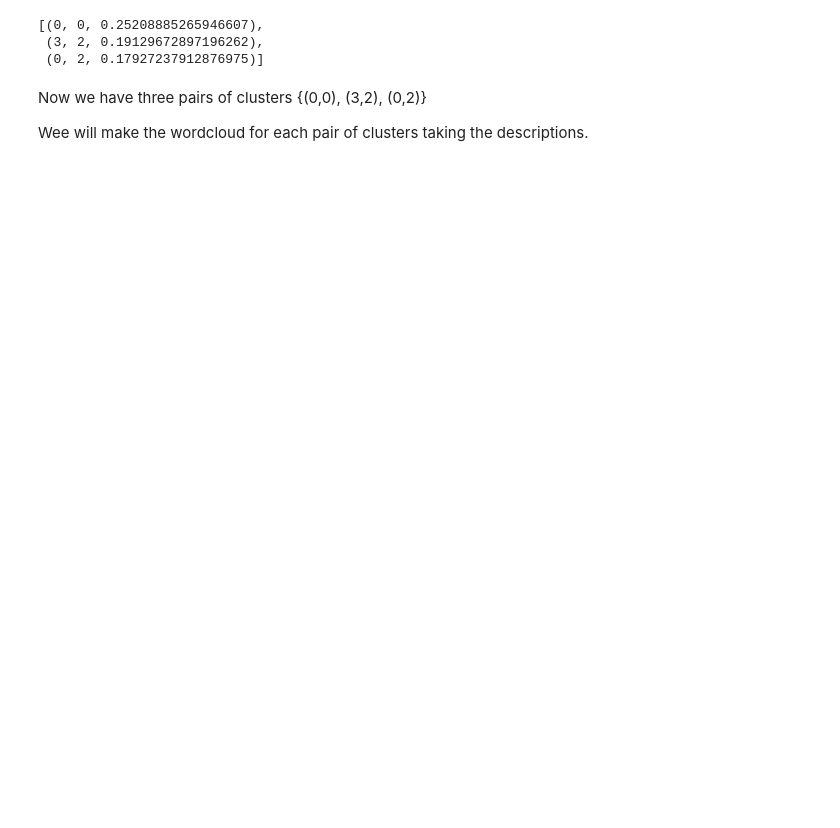
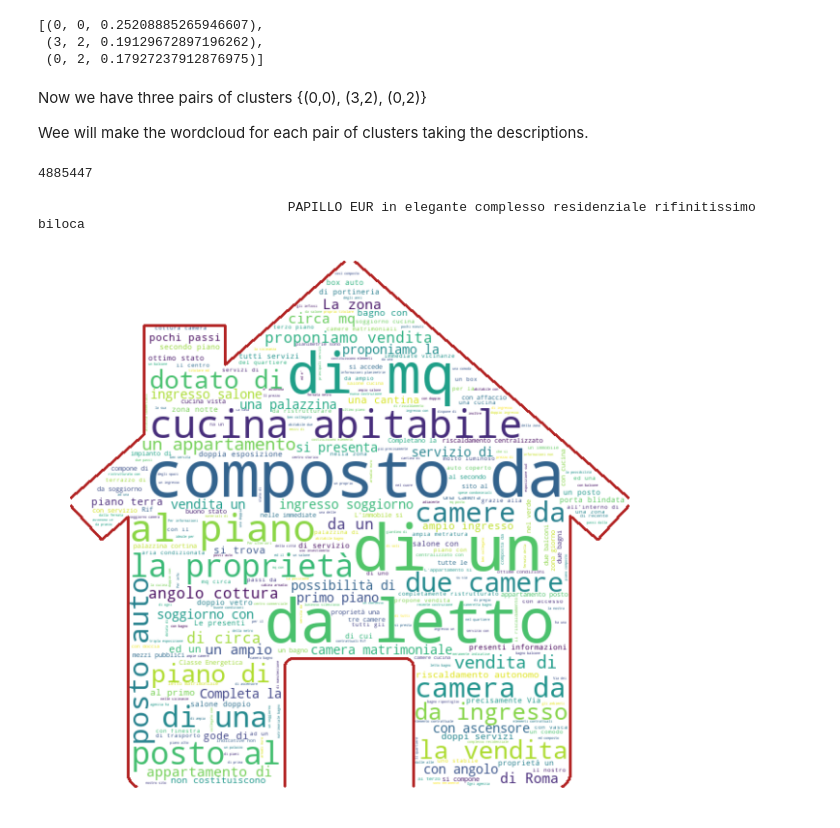
Before and after one commit to cerniello/Web-Scraping-Clustering-Real-Estate-Data, a Jupyter notebook: HW4.ipynb, the cells around one changed output. Saved outputs shown, nothing was run; the diff lists cells and outputs as text; code cells hidden in the pictures; blank space fills up the shorter version.

Commit message:
final_word_cloud

```diff
--- a/HW4.ipynb
+++ b/HW4.ipynb
@@ -334,0 +330,4 @@ Jdf.head()
+# %%
+import pandas as pd
+Jdf = pd.read_csv('data/Jaccard_matrix.csv')
+Jdf.head()
@@ -378,3 +380,11 @@ jaccard_similarities[:3]
 Now we have three pairs of clusters {(0,0), (3,2), (0,2)}
 
 Wee will make the wordcloud for each pair of clusters taking the descriptions.
+# %%
+# Word cloud over first ranked couple of clusters (0, 0)
+wdcl.setWordcloud(Jdf, features_clusters[0], TFIDF_clusters[0])
+# %% [output]
+4885447
+
+                                PAPILLO EUR in elegante complesso residenziale rifinitissimo biloca
+[figure, added]
```
Also changed, not shown: parts of 6 cells of this notebook, 1 other file.
